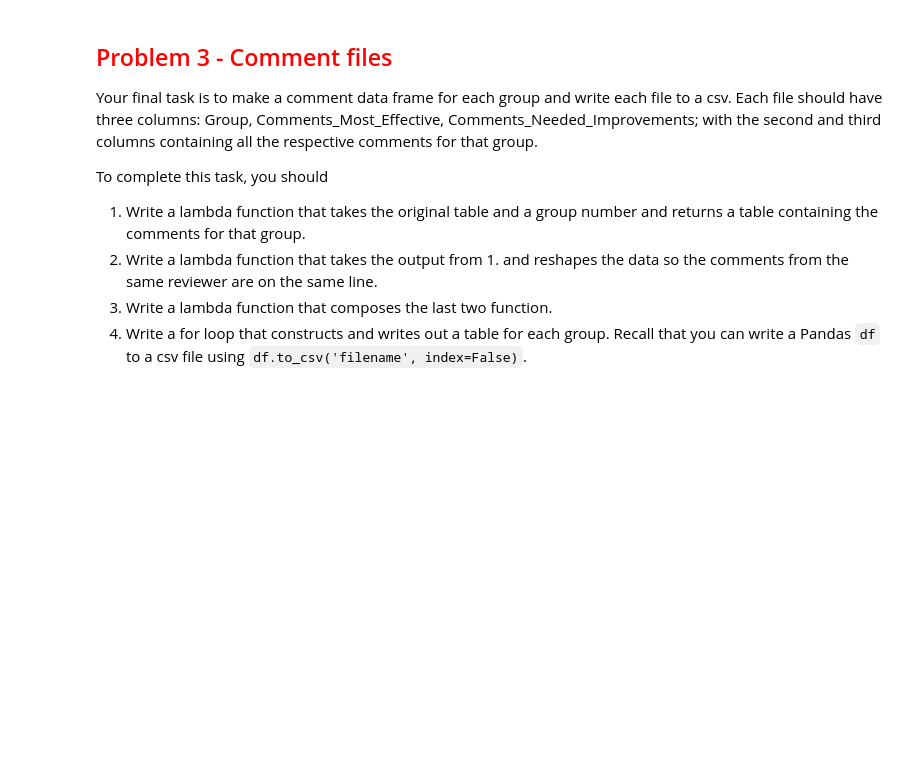
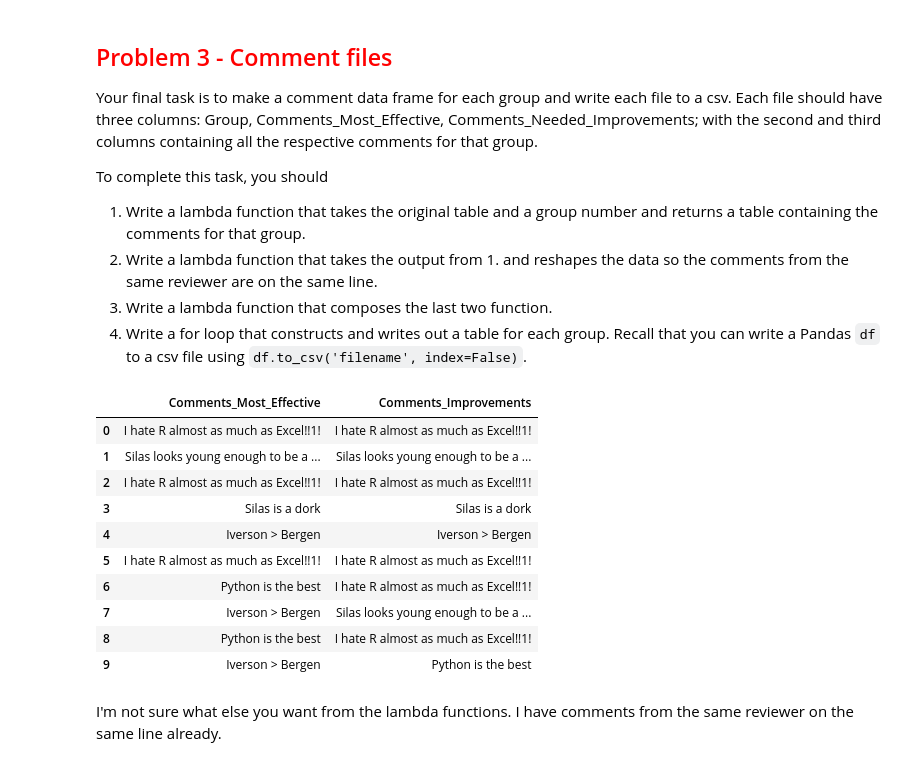
Before and after one commit to SMiertschin/DSCI430, a Jupyter notebook: Lab_6_oral_flag_feedback_SM.ipynb, the cells around one changed output. Drawn from its saved outputs; the diff is of its cells as text; code cells hidden in the pictures; blank space fills up the shorter version.

```diff
--- a/Lab_6_oral_flag_feedback_SM.ipynb
+++ b/Lab_6_oral_flag_feedback_SM.ipynb
@@ -91,3 +103,21 @@ To complete this task, you should
 2. Write a lambda function that takes the output from 1. and reshapes the data so the comments from the same reviewer are on the same line.
 3. Write a lambda function that composes the last two function.
 4. Write a for loop that constructs and writes out a table for each group.  Recall that you can write a Pandas `df` to a csv file using `df.to_csv('filename', index=False)`.
+# %%
+get_comments = lambda gr,df : (df >> filter_by(X.Group==gr) >> select(X.Comments_Most_Effective,X.Comments_Improvements))
+# %%
+get_comments(1,df)
+# %% [output]
+|  | Comments_Most_Effective | Comments_Improvements |
+| 0 | I hate R almost as much as Excel!!1! | I hate R almost as much as Excel!!1! |
+| 1 | Silas looks young enough to be a ... | Silas looks young enough to be a ... |
+| 2 | I hate R almost as much as Excel!!1! | I hate R almost as much as Excel!!1! |
+| 3 | Silas is a dork | Silas is a dork |
+| 4 | Iverson > Bergen | Iverson > Bergen |
+| 5 | I hate R almost as much as Excel!!1! | I hate R almost as much as Excel!!1! |
+| 6 | Python is the best | I hate R almost as much as Excel!!1! |
+| 7 | Iverson > Bergen | Silas looks young enough to be a ... |
+| 8 | Python is the best | I hate R almost as much as Excel!!1! |
+| 9 | Iverson > Bergen | Python is the best |
+# %% [markdown]
+I'm not sure what else you want from the lambda functions. I have comments from the same reviewer on the same line already.
```
Also changed, not shown: parts of 3 cells of this notebook, 1 other file.
